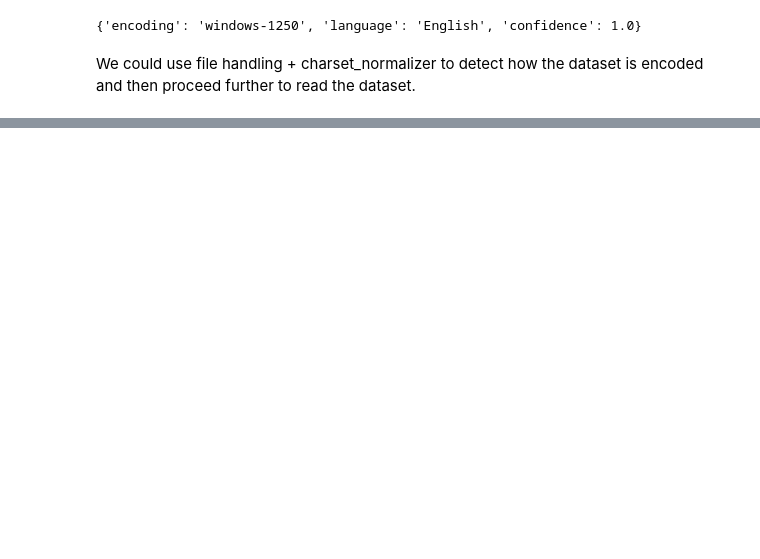
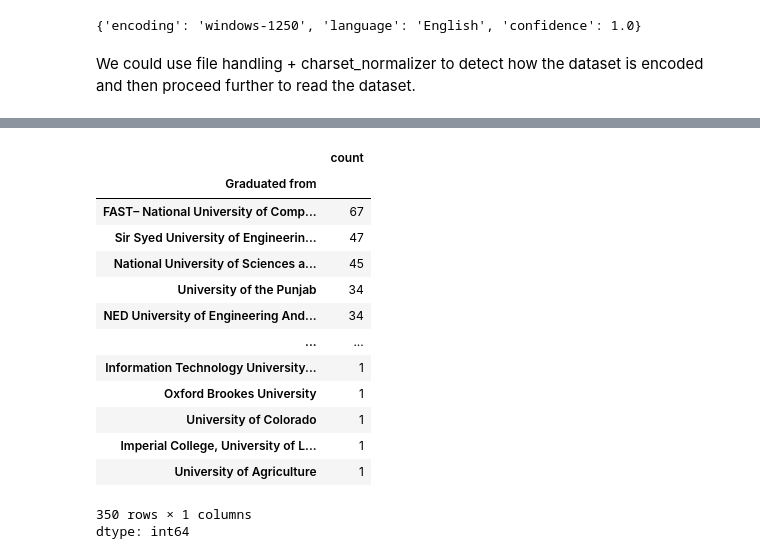
Before and after one commit to karywnl/data-science, a Jupyter notebook: data_cleaning.ipynb, the cells around one changed output, grey strips where cells are left out. Cells and saved outputs as stored; diff of their text form; code cells hidden in the pictures; blank space fills up the shorter version.

```diff
--- a/data_cleaning.ipynb
+++ b/data_cleaning.ipynb
@@ -445,0 +487,18 @@ police_killings = pd.read_csv("PoliceKillingsUS.csv", encoding="windows-1250")
+# %%
+professors["Graduated from"].value_counts()
+# %% [output]
+|  | count |
+| Graduated from |  |
+| FAST– National University of Comp... | 67 |
+| Sir Syed University of Engineerin... | 47 |
+| National University of Sciences a... | 45 |
+| University of the Punjab | 34 |
+| NED University of Engineering And... | 34 |
+| ... | ... |
+| Information Technology University... | 1 |
+| Oxford Brookes University | 1 |
+| University of Colorado | 1 |
+| Imperial College, University of L... | 1 |
+| University of Agriculture | 1 |
+350 rows × 1 columns
+dtype: int64
```
Also changed, not shown: parts of 8 cells of this notebook.
